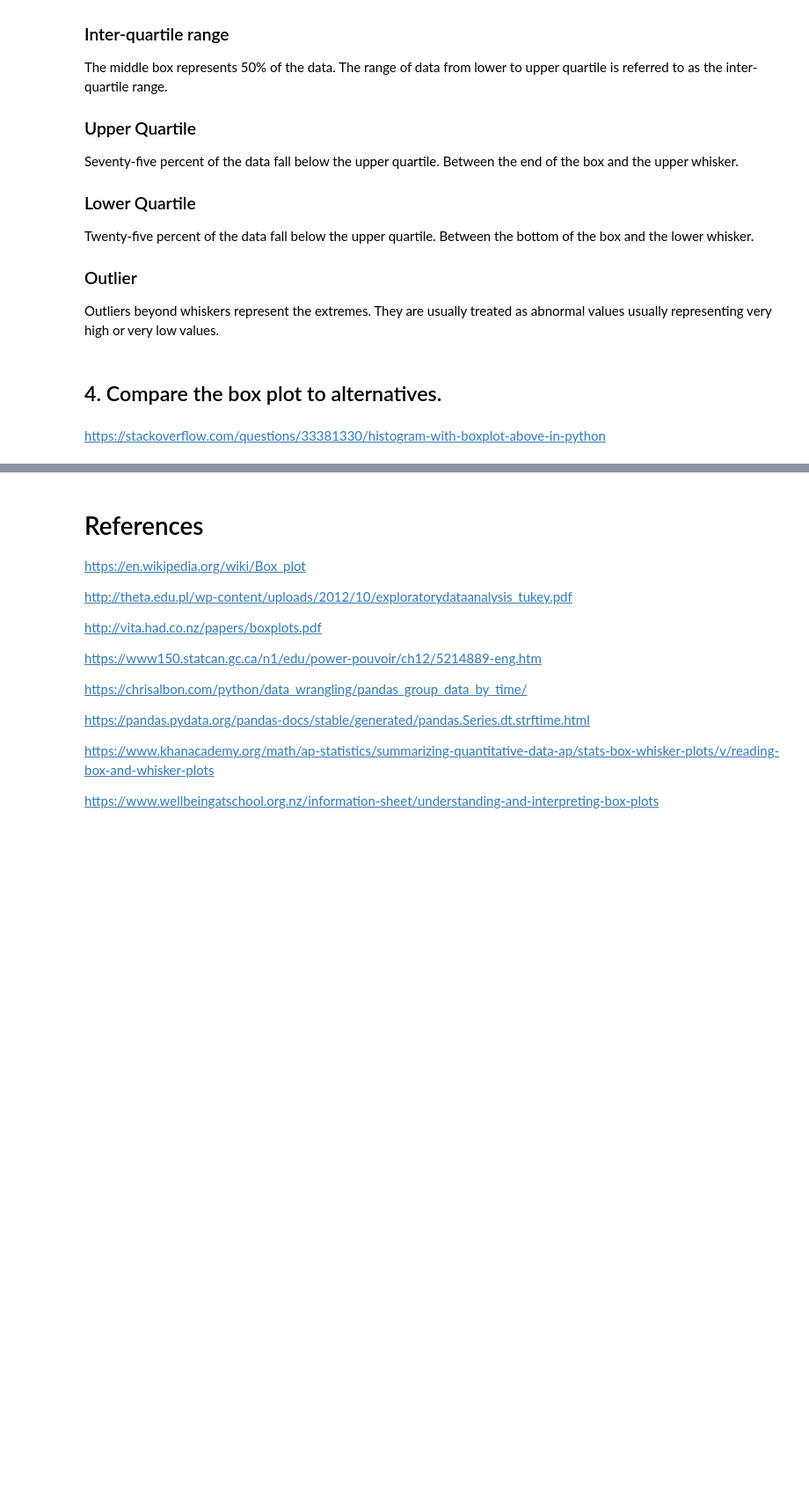
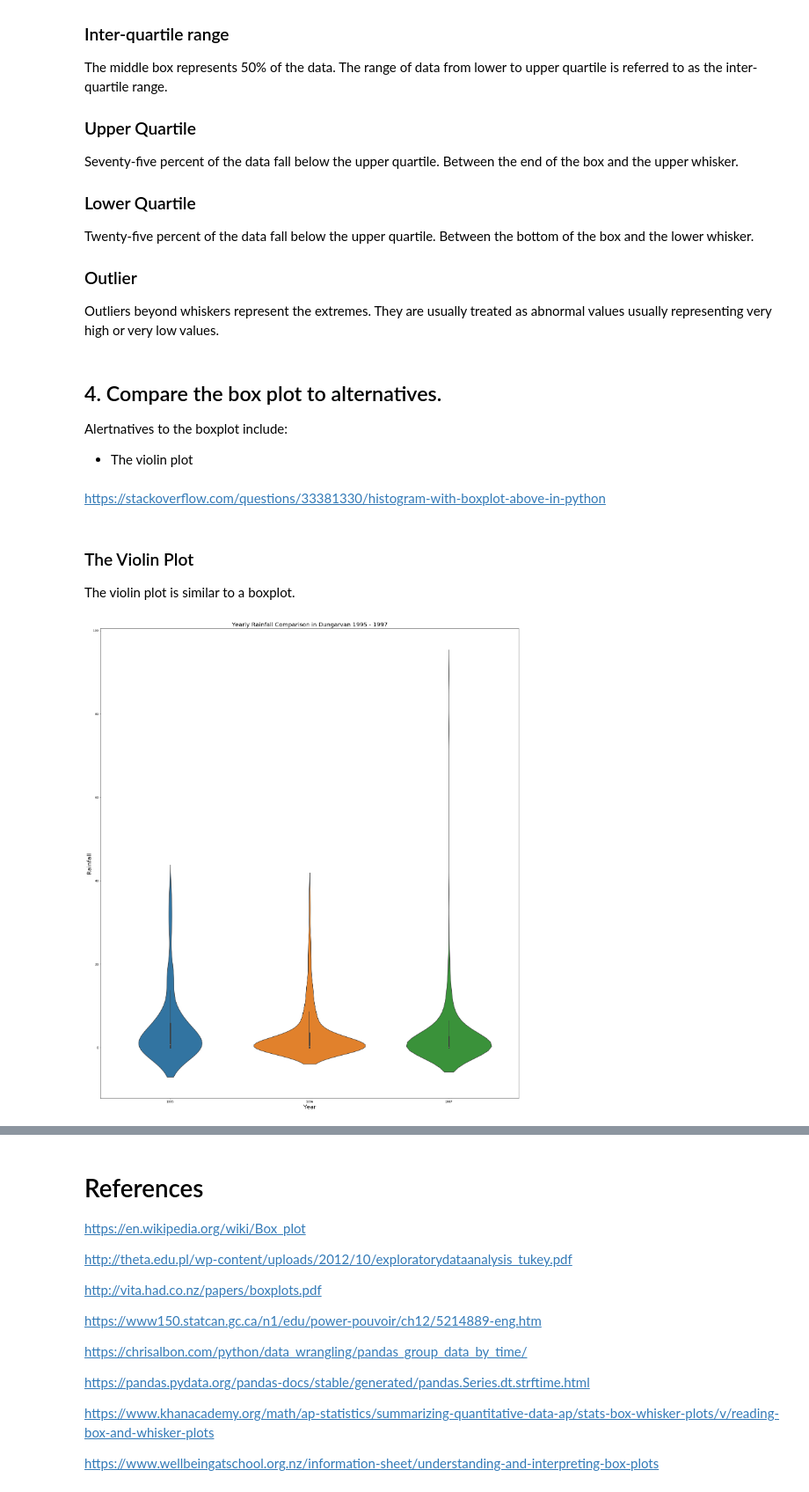
Before and after one commit to RitRa/Box-Plot-Project, a Jupyter notebook: Box Plot Project.ipynb, the cells around one changed output, grey strips where cells are left out. Shown at 88% size. Cells and saved outputs as stored; diff of their text form; code cells hidden in the pictures; blank space fills up the shorter version.

```diff
--- a/Box Plot Project.ipynb
+++ b/Box Plot Project.ipynb
@@ -173,6 +173,10 @@ Twenty-five percent of the data fall below the upper quartile. Between the botto
 Outliers beyond whiskers represent the extremes. They are usually treated as abnormal values usually representing very high or very low values.
 # %% [markdown]
 ## 4. Compare the box plot to alternatives.
+
+Alertnatives to the boxplot include:
+
+- The violin plot
 # %% [markdown]
 https://stackoverflow.com/questions/33381330/histogram-with-boxplot-above-in-python
 # %%
@@ -187,3 +191,21 @@ sns.distplot(x, ax=ax_hist)
 ax_box.set(yticks=[])
 sns.despine(ax=ax_hist)
 sns.despine(ax=ax_box, left=True)
+# %% [markdown]
+### The Violin Plot
+
+The violin plot is similar to a boxplot.
+# %%
+%matplotlib inline
+
+fig, ax = plt.subplots()
+fig.set_size_inches((26,30))
+plot = sns.violinplot(x = df['year'], y = df['rain'])
+
+plot.set_title('Yearly Rainfall Comparison in Dungarvan 1995 - 1997',fontsize=20)
+plot.set_ylabel('Rainfall',fontsize=20)
+plot.set_xlabel('Year',fontsize=20)
+
+plt.show()
+# %% [output]
+[figure, added]
```
Also changed, not shown: parts of 4 cells of this notebook.
